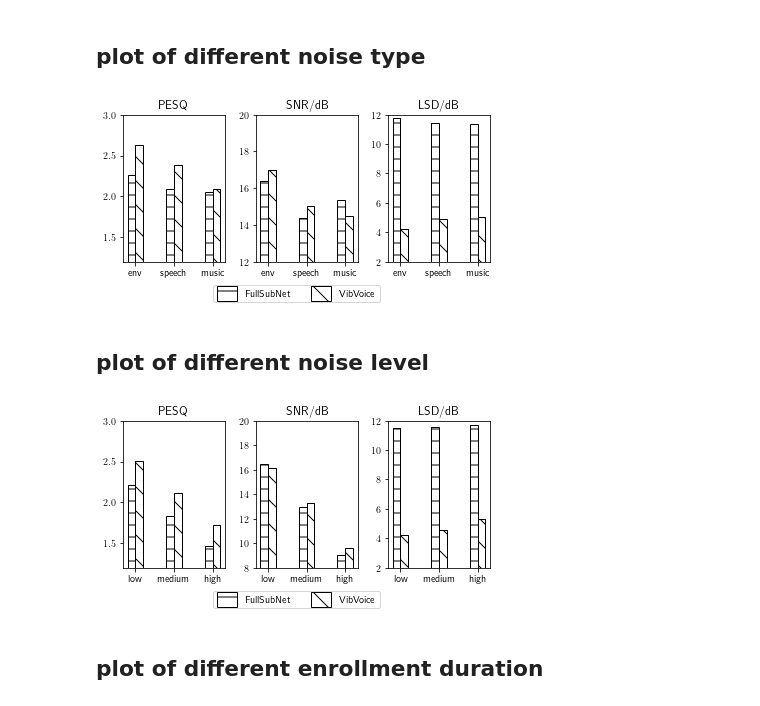
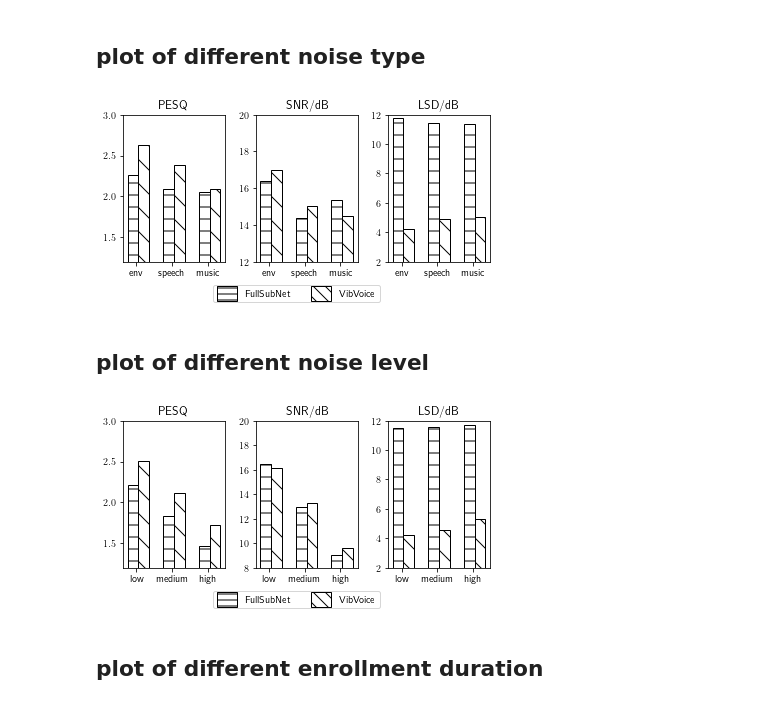
Before and after one commit to lixinghe1999/audioproject, a Jupyter notebook: DL/plot.ipynb, the cells around one changed output. Cells and saved outputs as stored; diff of their text form; code cells hidden in the pictures.

```diff
--- a/DL/plot.ipynb
+++ b/DL/plot.ipynb
@@ -12,32 +12,32 @@ import os
 # %%
 vibvoice = [[ 2.6305507,  17.00351971,  4.19206356], [ 2.3876055,  15.00496573, 4.8847481], [ 2.08928563, 14.48966446,  5.04840044]]
 fullsubnet = [[ 2.25790361, 16.37513875, 11.77008867], [ 2.0919082, 14.38179343, 11.46691117],
          [ 2.05780501, 15.33207662, 11.37122445]]
 names = ['environment', 'speech', 'music']
 colors = ['w', 'w', 'w']
 fig, axs = plt.subplots(1, 3, figsize=(6, 3))
 plt.subplots_adjust(left=0.1, bottom=0.2, right=0.95, wspace=0.3)
 for i in range(len(names)):
     for j in range(3):
-        axs[j].bar(i, fullsubnet[i][j], color=colors[i], edgecolor='black', width=0.2, hatch='-')
-        axs[j].bar(i+0.2, vibvoice[i][j], color=colors[i], edgecolor='black', width=0.2, hatch='\\')
+        axs[j].bar(i, fullsubnet[i][j], color=colors[i], edgecolor='black', width=0.3, hatch='-')
+        axs[j].bar(i+0.3, vibvoice[i][j], color=colors[i], edgecolor='black', width=0.3, hatch='\\')
 titles = ['PESQ', 'SNR/dB', 'LSD/dB']
 y_lims = [[1.2, 3], [12, 20], [2, 12]]
 for i, ax in enumerate(axs):
     ax.set_title(titles[i])
     ax.set_xticks([0.1, 1.1, 2.1], ['env', 'speech', 'music'])
     ax.set_ylim(y_lims[i])
 
-fullsubnet_patch = mpatches.Patch(edgecolor='black', facecolor='white', hatch='-', label='FullSubNet')
-vibvoice_patch = mpatches.Patch(edgecolor='black', facecolor='white', hatch='\\', label='VibVoice')
+fullsubnet_patch = mpatches.Patch(edgecolor='black', facecolor='white', hatch='--', label='FullSubNet')
+vibvoice_patch = mpatches.Patch(edgecolor='black', facecolor='white', hatch='\\\\', label='VibVoice')
 leg = fig.legend(handles=[fullsubnet_patch, vibvoice_patch], ncol=2, loc='lower center')
 for patch in leg.get_patches():
     patch.set_height(15)
     patch.set_y(-5)
 plt.savefig('noise_type.pdf', dpi=300)
 plt.show()
 # %% [output]
-[figure, old version]
+[figure, new version]
 # %% [markdown]
 ## plot of different noise level
 # %%
@@ -51,8 +51,8 @@ fig, axs = plt.subplots(1, 3, figsize=(6, 3))
 plt.subplots_adjust(left=0.1, bottom=0.2, right=0.95, wspace=0.3)
 for i in range(len(names)):
     for j in range(3):
-        axs[j].bar(i, fullsubnet[i][j], color=colors[i], edgecolor='black', width=0.2, hatch='-')
-        axs[j].bar(i+0.2, vibvoice[i][j], color=colors[i], edgecolor='black', width=0.2, hatch='\\')
+        axs[j].bar(i, fullsubnet[i][j], color=colors[i], edgecolor='black', width=0.3, hatch='-')
+        axs[j].bar(i+0.3, vibvoice[i][j], color=colors[i], edgecolor='black', width=0.3, hatch='\\')
 titles = ['PESQ', 'SNR/dB', 'LSD/dB']
 y_lims = [[1.2, 3], [8, 20], [2, 12]]
 for i, ax in enumerate(axs):
@@ -60,8 +60,8 @@ for i, ax in enumerate(axs):
     ax.set_xticks([0.1, 1.1, 2.1], ['low', 'medium', 'high'])
     ax.set_ylim(y_lims[i])
 
-fullsubnet_patch = mpatches.Patch(edgecolor='black', facecolor='white', hatch='-', label='FullSubNet')
-vibvoice_patch = mpatches.Patch(edgecolor='black', facecolor='white', hatch='\\', label='VibVoice')
+fullsubnet_patch = mpatches.Patch(edgecolor='black', facecolor='white', hatch='--', label='FullSubNet')
+vibvoice_patch = mpatches.Patch(edgecolor='black', facecolor='white', hatch='\\\\', label='VibVoice')
 leg = fig.legend(handles=[fullsubnet_patch, vibvoice_patch], ncol=2, loc='lower center')
 for patch in leg.get_patches():
     patch.set_height(15)
@@ -69,7 +69,7 @@ for patch in leg.get_patches():
 plt.savefig('noise_level.pdf', dpi=300)
 plt.show()
 # %% [output]
-[figure, old version]
+[figure, new version]
 # %% [markdown]
 ## plot of different enrollment duration
 # %%
```
Also changed, not shown: parts of 1 cell of this notebook, 1 other file.
